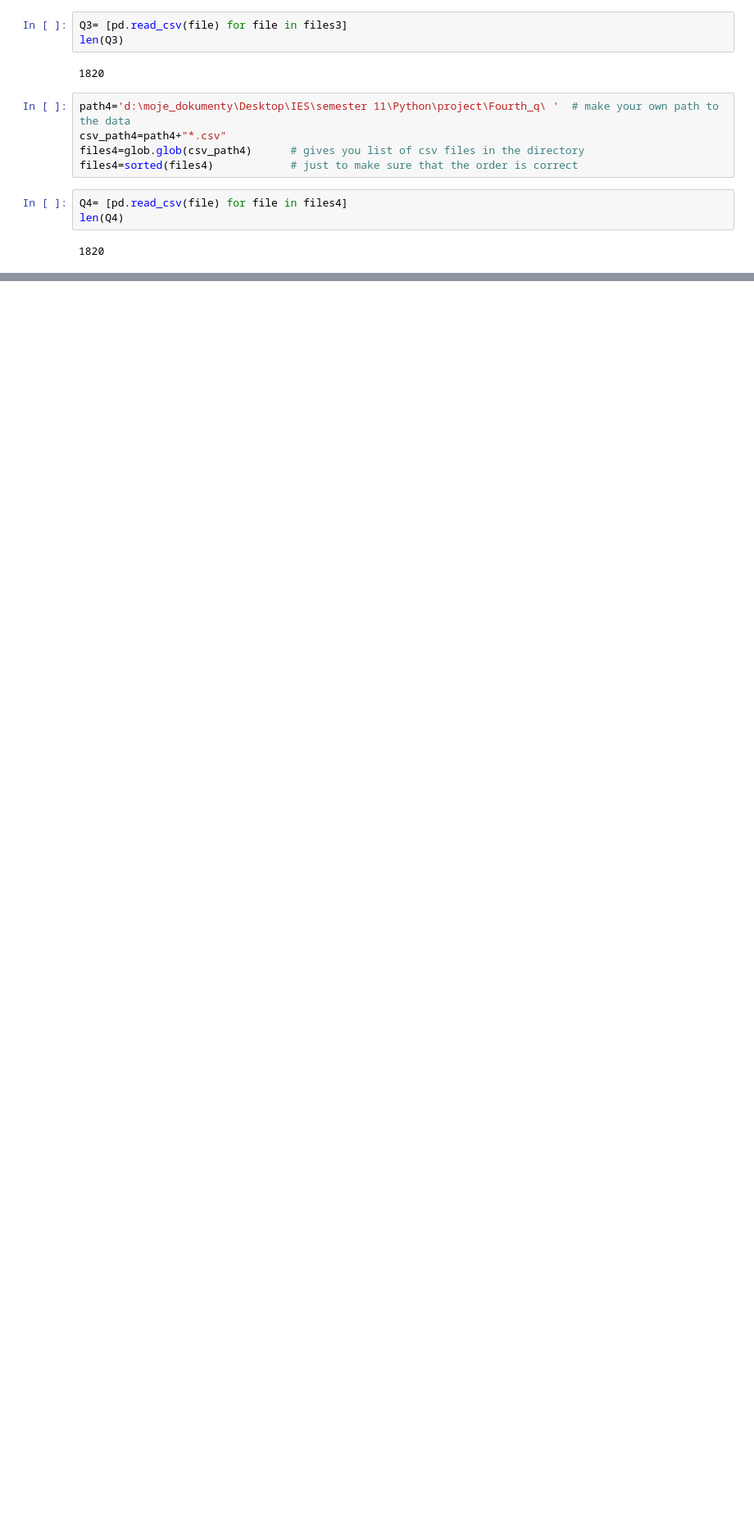
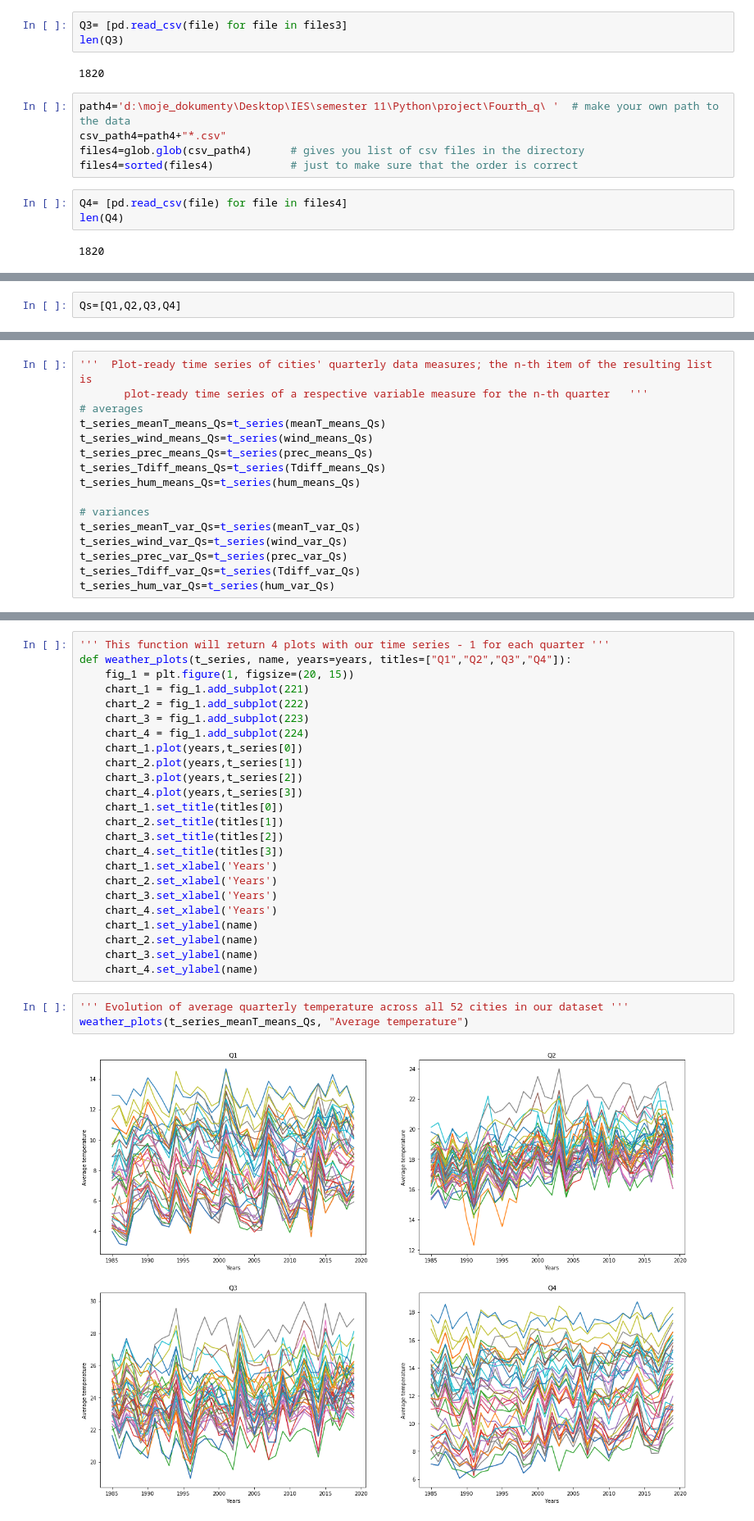
Before and after one commit to macejova/Project_PythonDataIES, a Jupyter notebook: Project actual data analysis.ipynb, the cells around one changed output, grey strips where cells are left out. Shown at 82% size. Saved outputs shown, nothing was run; the diff lists cells and outputs as text; blank space fills up the shorter version.

```diff
--- a/Project actual data analysis.ipynb
+++ b/Project actual data analysis.ipynb
@@ -236,0 +50,2 @@ t_series_meanT_var_Q1=[meanT_var_Q1[i*35:((i+1)*35)] for i in range(52)]
+# %%
+Qs=[Q1,Q2,Q3,Q4]
@@ -236,0 +159,16 @@ t_series_meanT_var_Q1=[meanT_var_Q1[i*35:((i+1)*35)] for i in range(52)]
+# %%
+'''  Plot-ready time series of cities' quarterly data measures; the n-th item of the resulting list is
+       plot-ready time series of a respective variable measure for the n-th quarter   '''
+# averages
+t_series_meanT_means_Qs=t_series(meanT_means_Qs)
+t_series_wind_means_Qs=t_series(wind_means_Qs)
+t_series_prec_means_Qs=t_series(prec_means_Qs)
+t_series_Tdiff_means_Qs=t_series(Tdiff_means_Qs)
+t_series_hum_means_Qs=t_series(hum_means_Qs)
+
+# variances
+t_series_meanT_var_Qs=t_series(meanT_var_Qs)
+t_series_wind_var_Qs=t_series(wind_var_Qs)
+t_series_prec_var_Qs=t_series(prec_var_Qs)
+t_series_Tdiff_var_Qs=t_series(Tdiff_var_Qs)
+t_series_hum_var_Qs=t_series(hum_var_Qs)
@@ -236,0 +212,29 @@ t_series_meanT_var_Q1=[meanT_var_Q1[i*35:((i+1)*35)] for i in range(52)]
+# %%
+''' This function will return 4 plots with our time series - 1 for each quarter '''
+def weather_plots(t_series, name, years=years, titles=["Q1","Q2","Q3","Q4"]):
+    fig_1 = plt.figure(1, figsize=(20, 15))
+    chart_1 = fig_1.add_subplot(221)
+    chart_2 = fig_1.add_subplot(222)
+    chart_3 = fig_1.add_subplot(223)
+    chart_4 = fig_1.add_subplot(224)
+    chart_1.plot(years,t_series[0])
+    chart_2.plot(years,t_series[1])
+    chart_3.plot(years,t_series[2])
+    chart_4.plot(years,t_series[3])
+    chart_1.set_title(titles[0])
+    chart_2.set_title(titles[1])
+    chart_3.set_title(titles[2])
+    chart_4.set_title(titles[3])
+    chart_1.set_xlabel('Years')
+    chart_2.set_xlabel('Years')
+    chart_3.set_xlabel('Years')
+    chart_4.set_xlabel('Years')
+    chart_1.set_ylabel(name)
+    chart_2.set_ylabel(name)
+    chart_3.set_ylabel(name)
+    chart_4.set_ylabel(name)
+# %%
+''' Evolution of average quarterly temperature across all 52 cities in our dataset '''
+weather_plots(t_series_meanT_means_Qs, "Average temperature")
+# %% [output]
+[figure, added]
```
Also changed, not shown: parts of 53 cells of this notebook.
